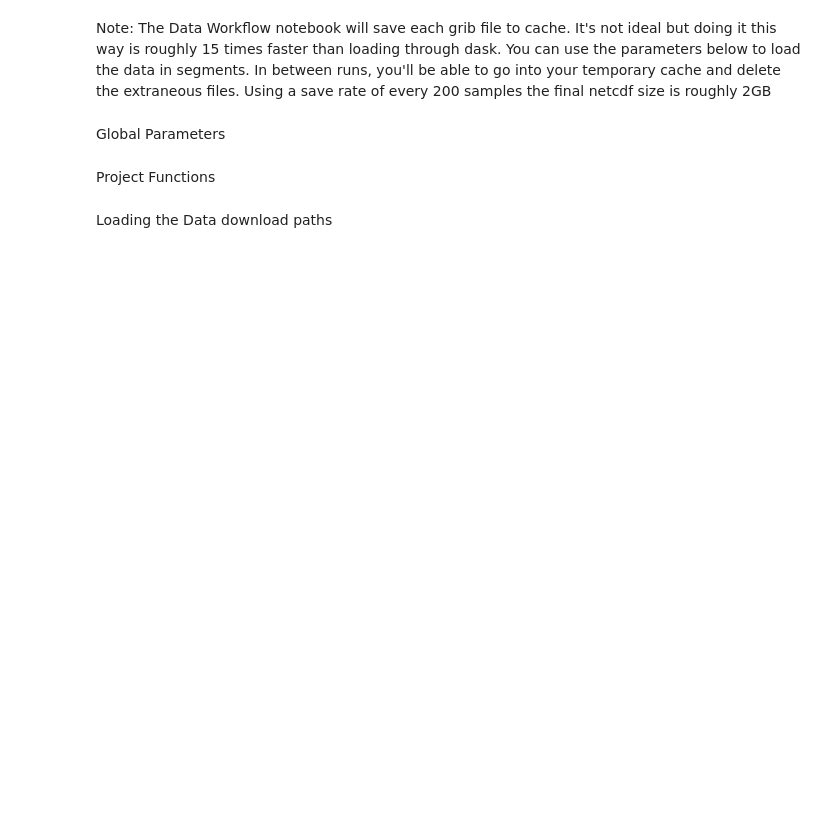
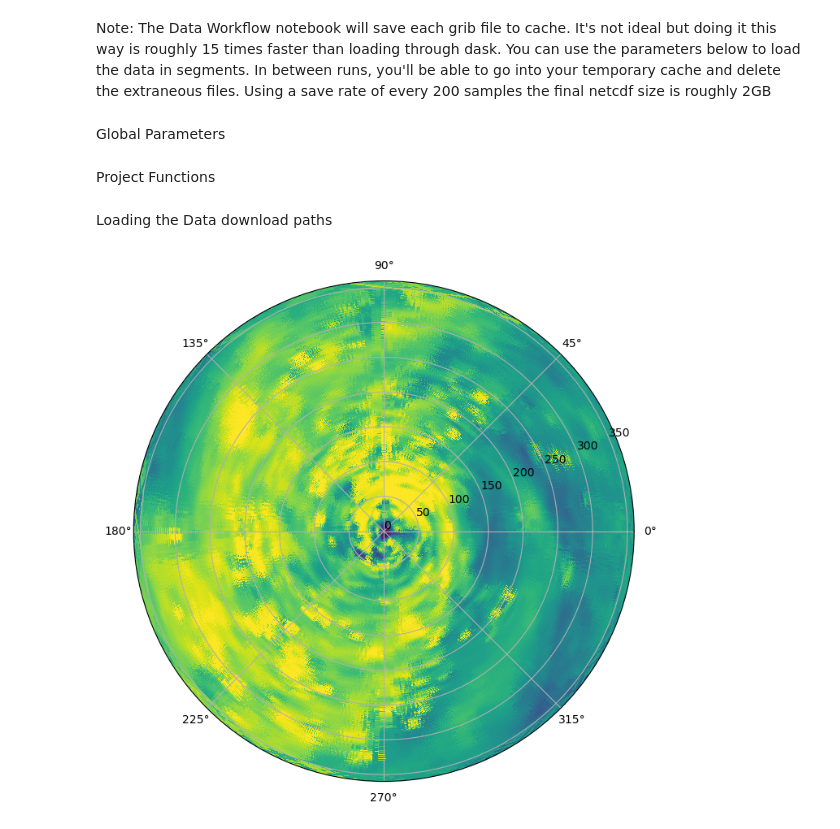
Before and after one commit to ArcticOctopi/Dimensional-Reduction-in-Tropical-Cyclones, a Jupyter notebook: Data_Workflow.ipynb, the cells around one changed output. Drawn from its saved outputs; the diff is of its cells as text; code cells hidden in the pictures; blank space fills up the shorter version.

Commit message:
minor updates to the data_workflow

```diff
--- a/Data_Workflow.ipynb
+++ b/Data_Workflow.ipynb
@@ -678,8 +691,10 @@ if Valid_frames:
                     )
     ds.to_netcdf(f'Model_Data/CompleteData/StormData{starting_frame}To{ending_frame}.nc')
 # %%
-ds = xr.open_dataset('Model_Data/SampleData/StormData1To10.nc')
+ds = xr.open_dataset('Model_Data/SampleGeneratedData/StormData1To10.nc')
 # %%
-frame = ds.isel(valid_time = 2, levels = 2)
+frame = ds.isel(valid_time = 2, levels = 1)
 utils.plot_polar(frame['rh'])
+# %% [output]
+[figure, added]
 # %%
```
Also changed, not shown: parts of 6 cells of this notebook, 2 other files.
